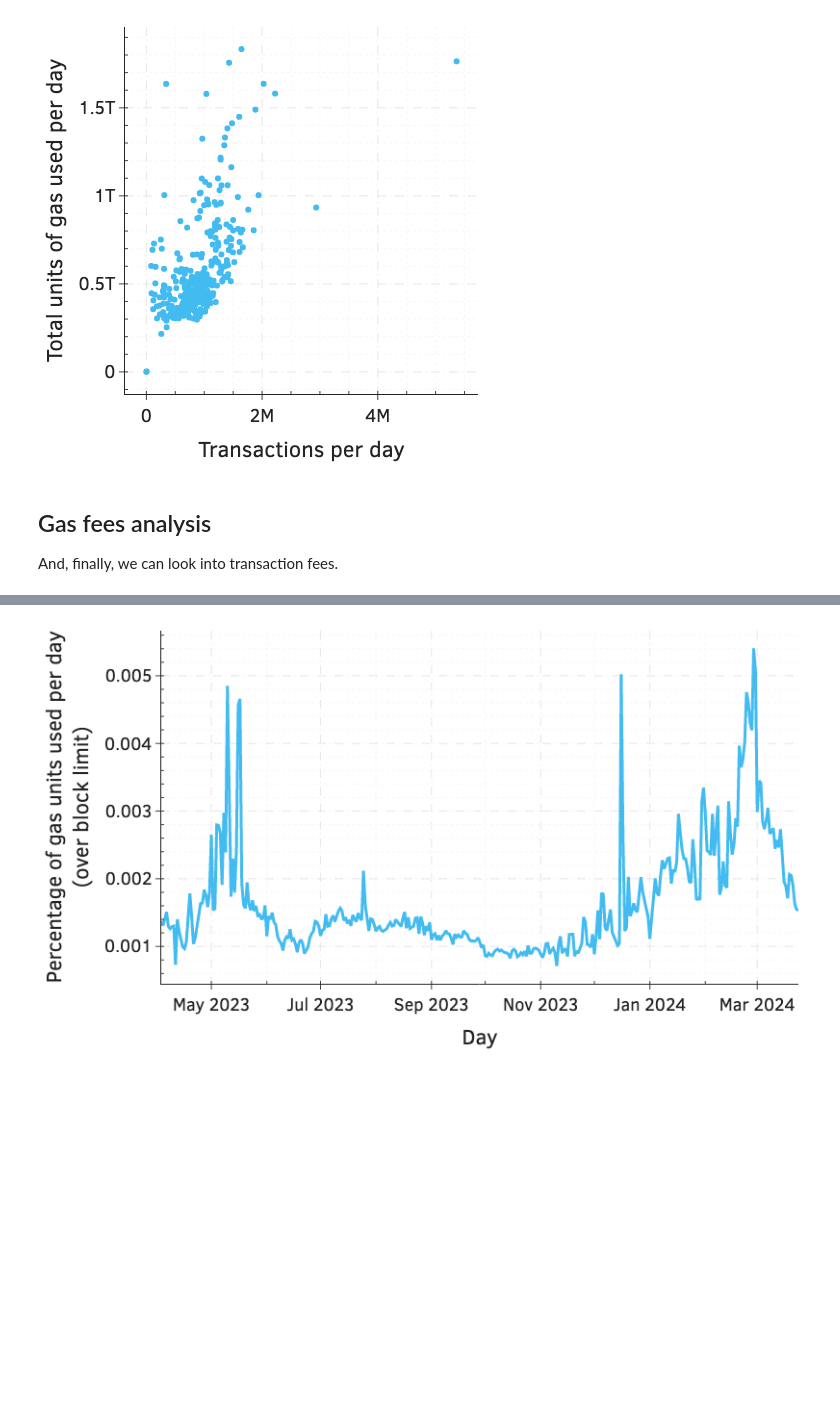
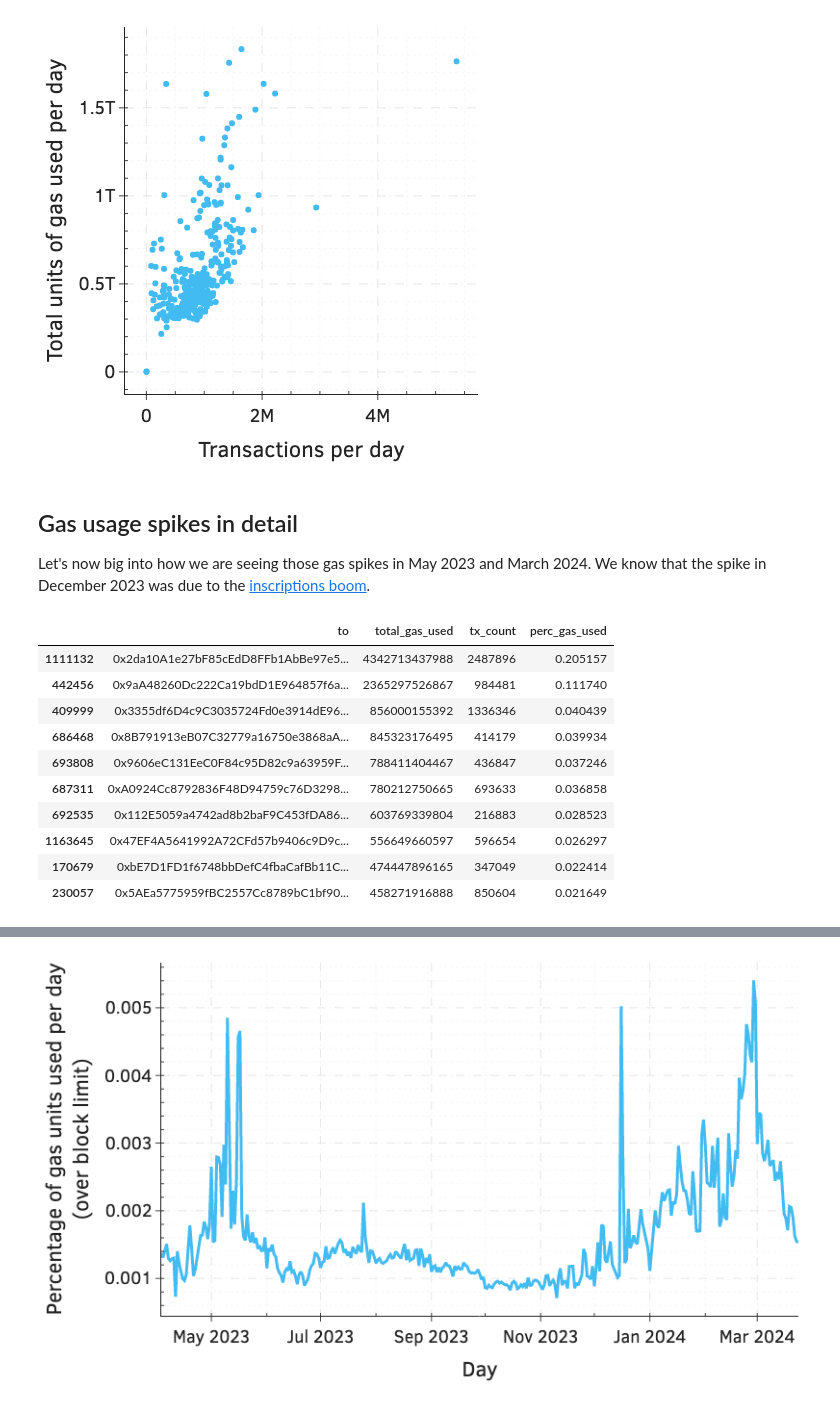
Before and after one commit to matter-labs/zksync-data-dump, a Jupyter notebook: notebooks/02-data-exploration-fees.ipynb, the cells around one changed output, grey strips where cells are left out. Drawn from its saved outputs; the diff is of its cells as text; code cells hidden in the pictures; blank space fills up the shorter version.

```diff
--- a/notebooks/02-data-exploration-fees.ipynb
+++ b/notebooks/02-data-exploration-fees.ipynb
@@ -224,6 +272,33 @@ fig.show('png')
 # %% [output]
 [figure]
 # %% [markdown]
-## Gas fees analysis
+## Gas usage spikes in detail
 
-And, finally, we can look into transaction fees.
+Let's now big into how we are seeing those gas spikes in May 2023 and March 2024. We know that the spike in December 2023 was due to the [inscriptions boom](https://arxiv.org/pdf/2405.15288).
+# %%
+may_2023_to_gas_df = (
+    txs_lazy_df
+    .filter(pl.col('day').is_between(datetime(2023, 5, 1), datetime(2023, 5, 30)))
+    .group_by("to")
+    .agg(
+        pl.col("gasUsed").sum().alias("total_gas_used"),
+        pl.col("transactionHash").count().alias("tx_count")
+    )
+    .collect(streaming=True)
+    .to_pandas()
+    .sort_values("total_gas_used", ascending=False)
+)
+may_2023_to_gas_df["perc_gas_used"] = may_2023_to_gas_df["total_gas_used"]/may_2023_to_gas_df["total_gas_used"].sum()
+may_2023_to_gas_df.head(10)
+# %% [output]
+|  | to | total_gas_used | tx_count | perc_gas_used |
+| 1111132 | 0x2da10A1e27bF85cEdD8FFb1AbBe97e5... | 4342713437988 | 2487896 | 0.205157 |
+| 442456 | 0x9aA48260Dc222Ca19bdD1E964857f6a... | 2365297526867 | 984481 | 0.111740 |
+| 409999 | 0x3355df6D4c9C3035724Fd0e3914dE96... | 856000155392 | 1336346 | 0.040439 |
+| 686468 | 0x8B791913eB07C32779a16750e3868aA... | 845323176495 | 414179 | 0.039934 |
+| 693808 | 0x9606eC131EeC0F84c95D82c9a63959F... | 788411404467 | 436847 | 0.037246 |
+| 687311 | 0xA0924Cc8792836F48D94759c76D3298... | 780212750665 | 693633 | 0.036858 |
+| 692535 | 0x112E5059a4742ad8b2baF9C453fDA86... | 603769339804 | 216883 | 0.028523 |
+| 1163645 | 0x47EF4A5641992A72CFd57b9406c9D9c... | 556649660597 | 596654 | 0.026297 |
+| 170679 | 0xbE7D1FD1f6748bbDefC4fbaCafBb11C... | 474447896165 | 347049 | 0.022414 |
+| 230057 | 0x5AEa5775959fBC2557Cc8789bC1bf90... | 458271916888 | 850604 | 0.021649 |
```
Also changed, not shown: parts of 18 cells of this notebook, 10 other files.
